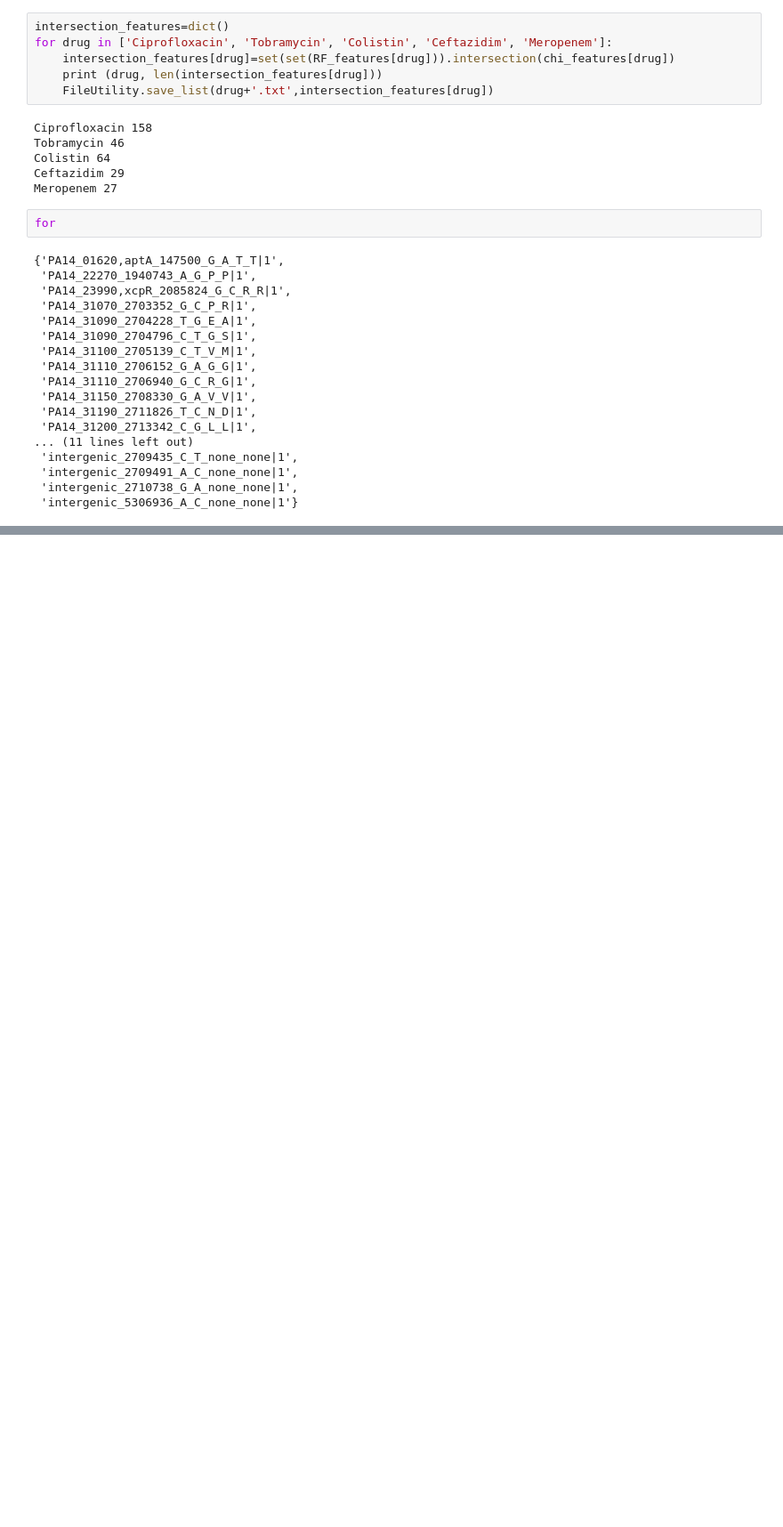
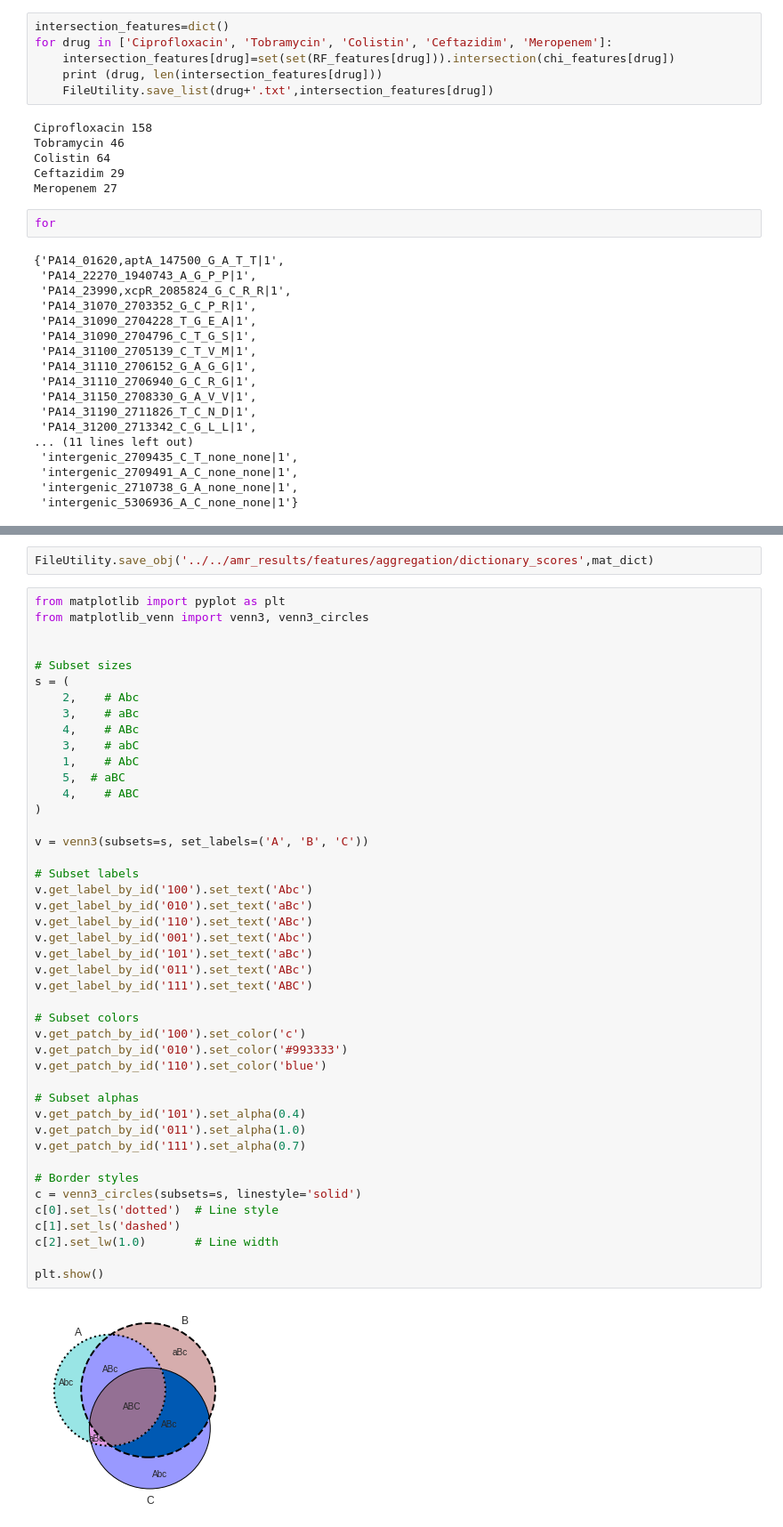
Before and after one commit to ehsanasgari/Geno2Pheno, a Jupyter notebook: notebooks/Feature_intersections.ipynb, the cells around one changed output, grey strips where cells are left out. Shown at 89% size. Drawn from its saved outputs; the diff is of its cells as text; blank space fills up the shorter version.

```diff
--- a/notebooks/Feature_intersections.ipynb
+++ b/notebooks/Feature_intersections.ipynb
@@ -233,0 +419,48 @@ phylochi_features[drug]
+# %%
+FileUtility.save_obj('../../amr_results/features/aggregation/dictionary_scores',mat_dict)
+# %%
+from matplotlib import pyplot as plt
+from matplotlib_venn import venn3, venn3_circles
+
+
+# Subset sizes
+s = (
+    2,    # Abc
+    3,    # aBc
+    4,    # ABc
+    3,    # abC
+    1,    # AbC
+    5,  # aBC
+    4,    # ABC
+)
+
+v = venn3(subsets=s, set_labels=('A', 'B', 'C'))
+
+# Subset labels
+v.get_label_by_id('100').set_text('Abc')
+v.get_label_by_id('010').set_text('aBc')
+v.get_label_by_id('110').set_text('ABc')
+v.get_label_by_id('001').set_text('Abc')
+v.get_label_by_id('101').set_text('aBc')
+v.get_label_by_id('011').set_text('ABc')
+v.get_label_by_id('111').set_text('ABC')
+
+# Subset colors
+v.get_patch_by_id('100').set_color('c')
+v.get_patch_by_id('010').set_color('#993333')
+v.get_patch_by_id('110').set_color('blue')
+
+# Subset alphas
+v.get_patch_by_id('101').set_alpha(0.4)
+v.get_patch_by_id('011').set_alpha(1.0)
+v.get_patch_by_id('111').set_alpha(0.7)
+
+# Border styles
+c = venn3_circles(subsets=s, linestyle='solid')
+c[0].set_ls('dotted')  # Line style
+c[1].set_ls('dashed')
+c[2].set_lw(1.0)       # Line width
+
+plt.show()
+# %% [output]
+[figure, added]
```
Also changed, not shown: parts of 19 cells of this notebook, 1 other file.
